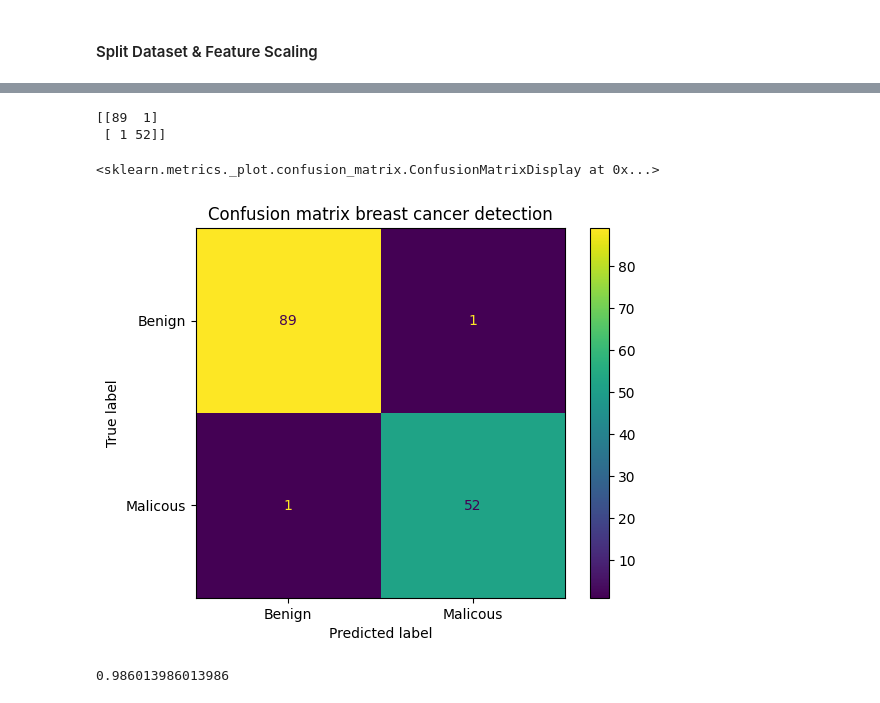
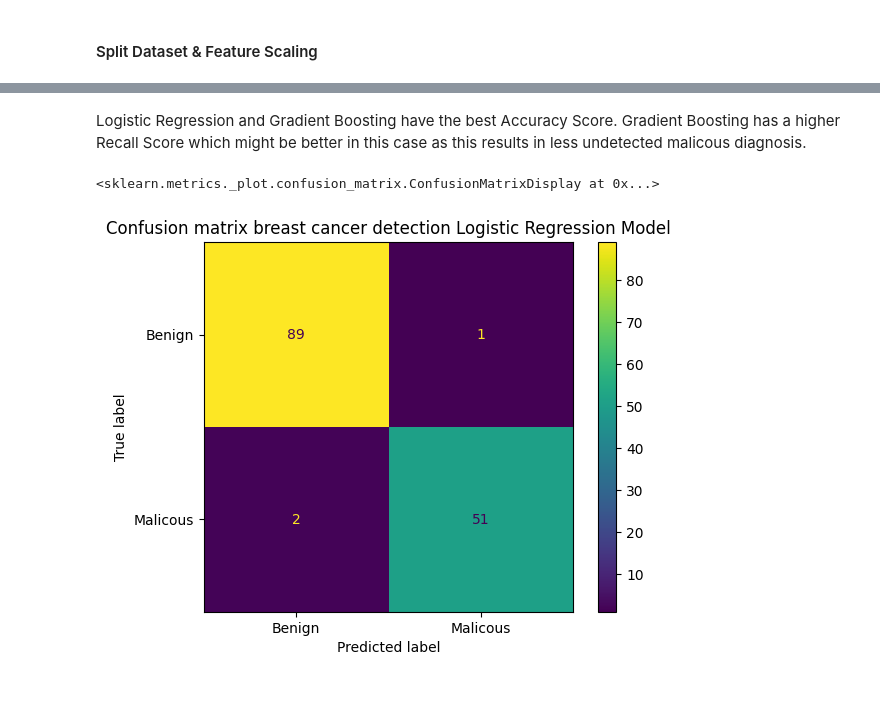
Before and after one commit to janS95/breast_cancer_detection, a Jupyter notebook: analysis.ipynb, the cells around one changed output, grey strips where cells are left out. Saved outputs shown, nothing was run; the diff lists cells and outputs as text; code cells hidden in the pictures.

```diff
--- a/analysis.ipynb
+++ b/analysis.ipynb
@@ -48,6 +52,7 @@ Unnamed: 32                569
 dtype: int64
 # %%
 df.dropna(axis=1, inplace=True)
+df.drop('id', axis=1, inplace=True)
 # %%
 df.shape
 # %% [output]
@@ -134,0 +107,2 @@ predictions = classifier.predict(X_test)
+# %%
+X = (X - X.mean())/X.std()
@@ -134,0 +224,29 @@ predictions = classifier.predict(X_test)
+# %%
+X_train = X_train[X_train.columns[rfecv.support_]]
+X_test = X_test[X_test.columns[rfecv.support_]]
+
+models = [LogisticRegression(random_state=0), RandomForestClassifier(random_state=5), GradientBoostingClassifier(random_state=0), SVC(random_state=0)]
+
+names = ['Logistic Regression', 'RandomForest', 'GradientBoosting', 'SVC']
+summary = {}
+summary['Model_Name'] = names
+summary['Accuracy'] = []
+summary['Recall'] = []
+summary['F1-Score'] = []
+summary['Precision'] = []
+summary['AUC'] = []
+
+cms = []
+
+for idx in range(len(models)):
+    m = models[idx]
+    m.fit(X_train, y_train)
+    y_pred = m.predict(X_test)
+    #y_pred = cross_val_predict(models[idx], X, y)
+    summary['Accuracy'].append(accuracy_score(y_test, y_pred))
+    summary['Recall'].append(recall_score(y_test, y_pred))
+    summary['F1-Score'].append(f1_score(y_test, y_pred))
+    summary['Precision'].append(precision_score(y_test, y_pred))
+    summary['AUC'].append(roc_auc_score(y_test, y_pred))
+
+    cms.append(confusion_matrix(y_test, y_pred))
@@ -135,20 +263,10 @@ predictions = classifier.predict(X_test)
+# %% [markdown]
+Logistic Regression and Gradient Boosting have the best Accuracy Score. Gradient Boosting has a higher Recall Score which might be better in this case as this results in less undetected malicous diagnosis.
 # %%
-cm = confusion_matrix(y_test, predictions)
-print(cm)
-
 ax = plt.axes()
-disp = ConfusionMatrixDisplay(confusion_matrix=cm, display_labels=['Benign','Malicous'])
-ax.set_title('Confusion matrix breast cancer detection')
+disp = ConfusionMatrixDisplay(confusion_matrix=cms[0], display_labels=['Benign','Malicous'])
+ax.set_title('Confusion matrix breast cancer detection Logistic Regression Model')
 disp.plot(ax=ax)
-# ax = plt.axes()
-# sns.heatmap(cm, ax=ax, annot=True)
-# ax.set_title('Confusion matrix breast cancer detection')
 # %% [output]
-[[89  1]
- [ 1 52]]
+<sklearn.metrics._plot.confusion_matrix.ConfusionMatrixDisplay at 0x...>
-<sklearn.metrics._plot.confusion_matrix.ConfusionMatrixDisplay at 0x...>
-[figure, old version]
+[figure, new version]
-# %%
-print(accuracy_score(y_test, predictions))
-# %% [output]
-0.986013986013986
```
Also changed, not shown: parts of 25 cells of this notebook.
